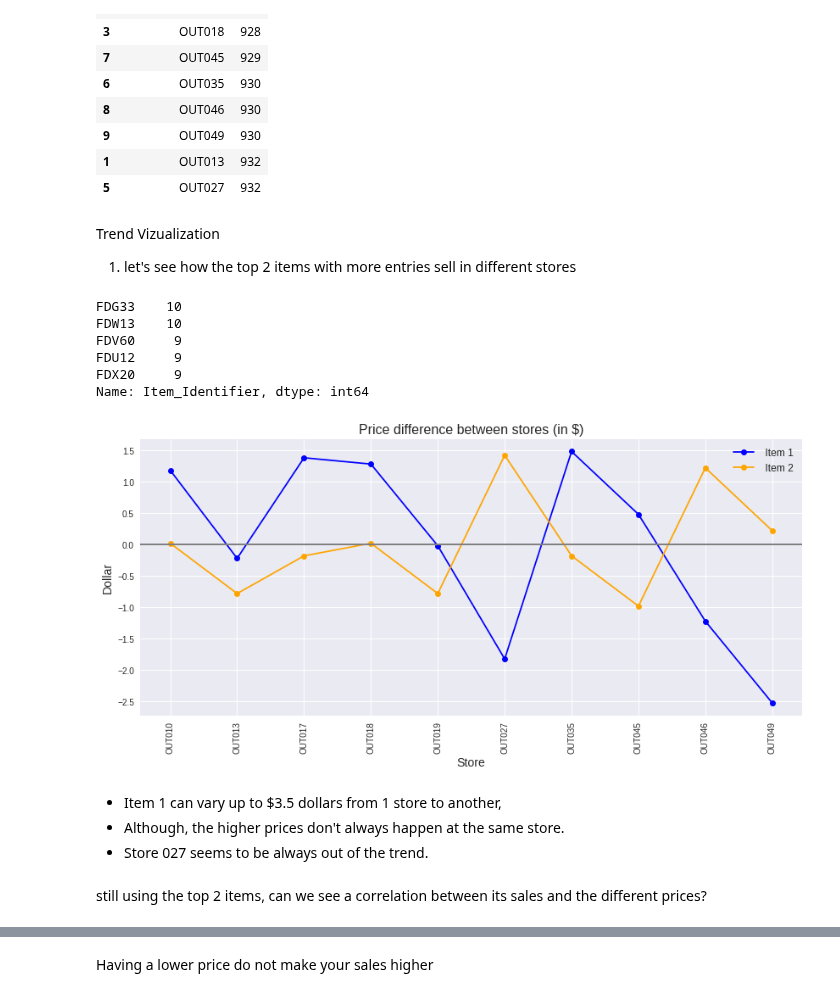
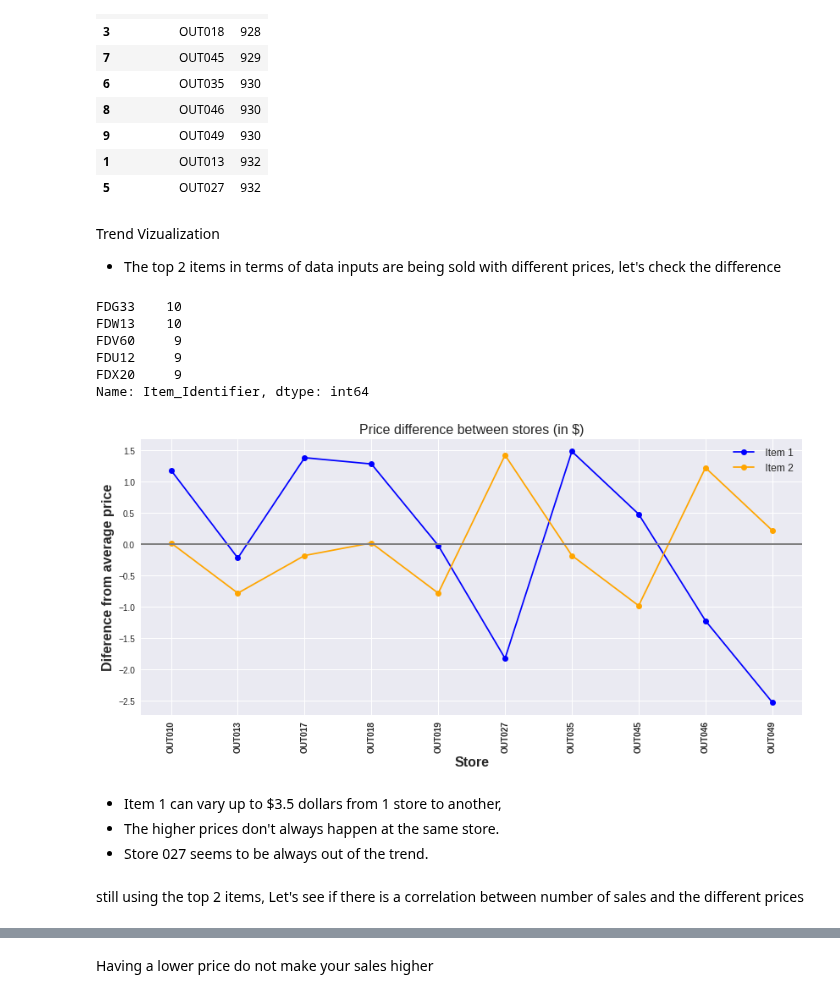
Before and after one commit to paulapipkin/sales_predictions, a Jupyter notebook: Sales_Prediciton.ipynb, the cells around one changed output, grey strips where cells are left out. Drawn from its saved outputs; the diff is of its cells as text; code cells hidden in the pictures.

```diff
--- a/Sales_Prediciton.ipynb
+++ b/Sales_Prediciton.ipynb
@@ -500,9 +500,9 @@ df.groupby('Outlet_Identifier', as_index=False).size().sort_values('size')
 | 9 | OUT049 | 930 |
 | 1 | OUT013 | 932 |
 | 5 | OUT027 | 932 |
-# %% [markdown]
-Trend Vizualization
-1. let's see how the top 2 items with more entries sell in different stores
+# %% [markdown]
+Trend Vizualization
+- The top 2 items in terms of data inputs are being sold with different prices, let's check the difference
 # %%
 df_items = df['Item_Identifier'].value_counts()
 df_items.head()
@@ -519,21 +519,21 @@ top2_FDW13 = df.loc[df['Item_Identifier'] == 'FDW13',:].sort_values(by='Outlet_I
 # %%
 fig, axes = plt.subplots(ncols=1, nrows=1, figsize =(14,6))
 axes.plot(top1_FDG33['Outlet_Identifier'],(top1_FDG33['Item_MRP']- top1_FDG33['Item_MRP'].mean()), color='blue', marker='o', label= ' Item 1' )
 axes.plot(top2_FDW13['Outlet_Identifier'],(top2_FDW13['Item_MRP']- top2_FDW13['Item_MRP'].mean()), color='orange', marker='o', label= ' Item 2' )
 axes.axhline(0, color='gray', linewidth=2)
 plt.title('Price difference between stores (in $)', fontsize=16)
 plt.legend(fontsize=12)
-plt.xticks(rotation=90)
-plt.ylabel('Dollar', fontsize = 14)
-plt.xlabel('Store', fontsize = 14);
+plt.xticks(rotation=90,  fontweight = 'bold')
+plt.ylabel('Diference from average price', fontsize = 16, fontweight = 'bold')
+plt.xlabel('Store', fontsize = 16,  fontweight = 'bold');
 # %% [output]
-[figure, old version]
+[figure, new version]
 # %% [markdown]
 - Item 1 can vary up to $3.5 dollars from 1 store to another,
-- Although, the higher prices don't always happen at the same store.
+- The higher prices don't always happen at the same store.
 - Store 027 seems to be always out of the trend.
 # %% [markdown]
-still using the top 2 items, can we see a correlation between its sales and the different prices?
+still using the top 2 items, Let's see if there is a correlation between number of sales and the different prices
 # %%
 
 fig, axes = plt.subplots(ncols=1, nrows=2, figsize =(8,14))
```
Also changed, not shown: parts of 5 cells of this notebook.
